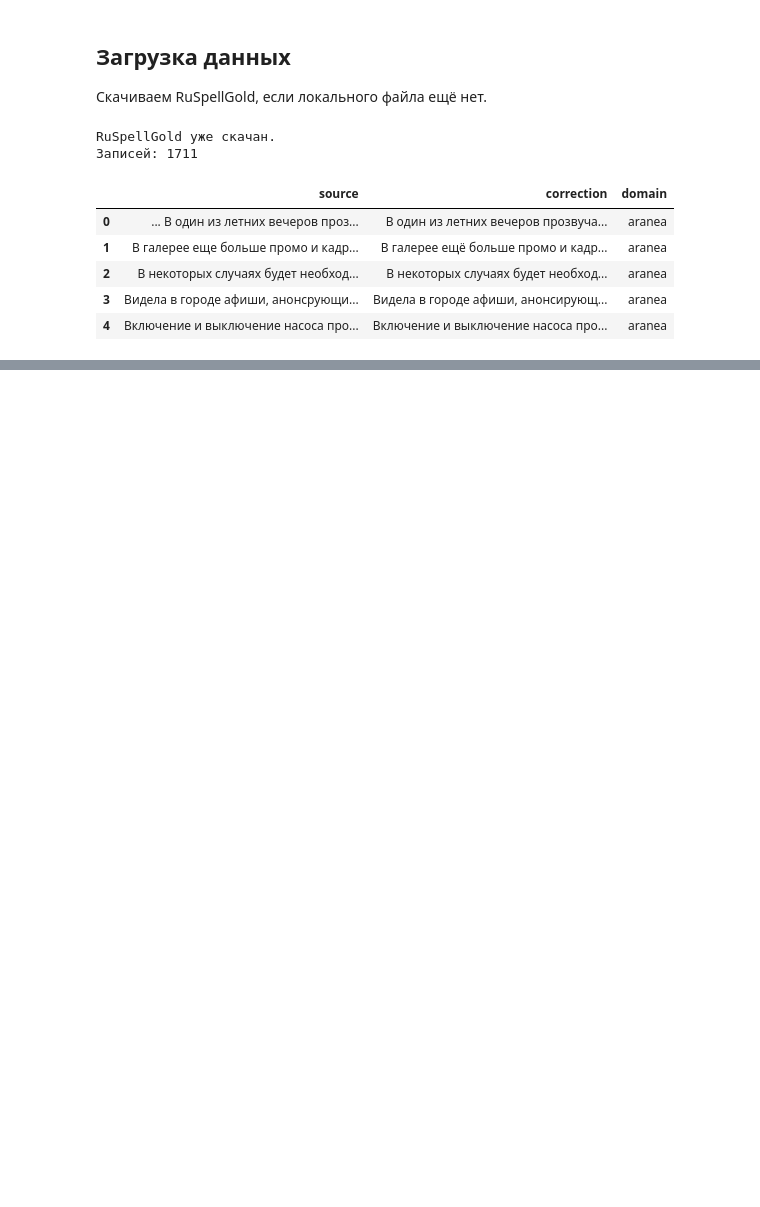
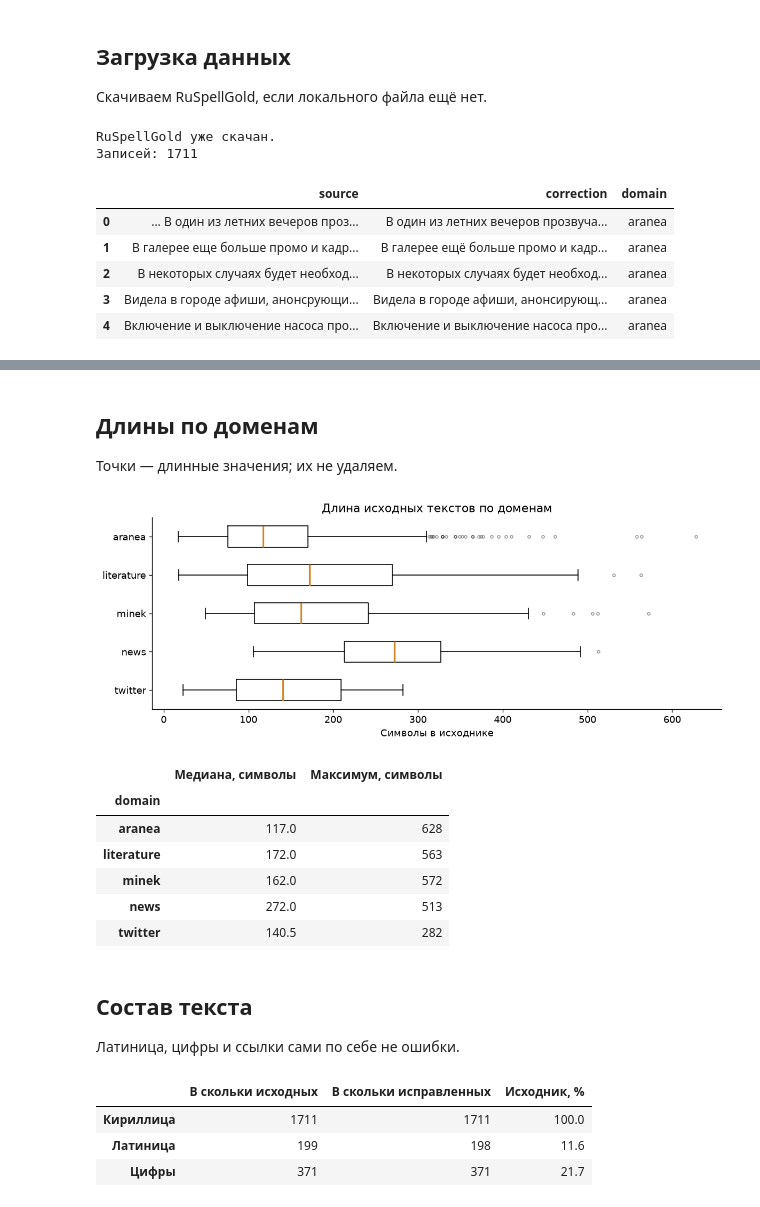
Before and after one commit to Monyzik/framework-coursework, a Jupyter notebook: notebooks/text.ipynb, the cells around one changed output, grey strips where cells are left out. Saved outputs shown, nothing was run; the diff lists cells and outputs as text; code cells hidden in the pictures; blank space fills up the shorter version.

```diff
--- a/notebooks/text.ipynb
+++ b/notebooks/text.ipynb
@@ -102,0 +188,47 @@ RuSpellGold уже скачан.
+# %% [markdown]
+## Длины по доменам
+
+Точки — длинные значения; их не удаляем.
+# %%
+fig, ax = plt.subplots(figsize=(10, 4))
+values = [eda.loc[eda['domain'].eq(domain), 'source_chars'] for domain in domain_order]
+ax.boxplot(values, orientation='horizontal', widths=0.55,
+           medianprops={'color': COLORS['correction'], 'linewidth': 2},
+           flierprops={'markersize': 3, 'alpha': 0.4})
+ax.set_yticks(range(1, len(domain_order) + 1), labels=domain_order)
+ax.set(xlabel='Символы в исходнике', title='Длина исходных текстов по доменам')
+ax.invert_yaxis()
+fig.tight_layout()
+fig.savefig(FIGURES / 'domain_lengths.png', bbox_inches='tight')
+plt.show()
+display(eda.groupby('domain')['source_chars'].agg(['median', 'max']).loc[domain_order]
+        .rename(columns={'median': 'Медиана, символы', 'max': 'Максимум, символы'}))
+# %% [output]
+[figure, added]
+|  | Медиана, символы | Максимум, символы |
+| domain |  |  |
+| aranea | 117.0 | 628 |
+| literature | 172.0 | 563 |
+| minek | 162.0 | 572 |
+| news | 272.0 | 513 |
+| twitter | 140.5 | 282 |
+# %% [markdown]
+## Состав текста
+
+Латиница, цифры и ссылки сами по себе не ошибки.
+# %%
+patterns = {'Кириллица': r'[А-Яа-яЁё]', 'Латиница': r'[A-Za-z]',
+            'Цифры': r'\d',}
+features = pd.DataFrame({
+    'В скольки исходных': {name: int(eda['source'].str.contains(pattern, regex=True).sum())
+                         for name, pattern in patterns.items()},
+    'В скольки исправленных': {name: int(eda['correction'].str.contains(pattern, regex=True).sum())
+                            for name, pattern in patterns.items()},
+})
+features['Исходник, %'] = (features['В скольки исходных'] / len(eda) * 100).round(1)
+display(features)
+# %% [output]
+|  | В скольки исходных | В скольки исправленных | Исходник, % |
+| Кириллица | 1711 | 1711 | 100.0 |
+| Латиница | 199 | 198 | 11.6 |
+| Цифры | 371 | 371 | 21.7 |
```
Also changed, not shown: parts of 27 cells of this notebook, 5 other files.
